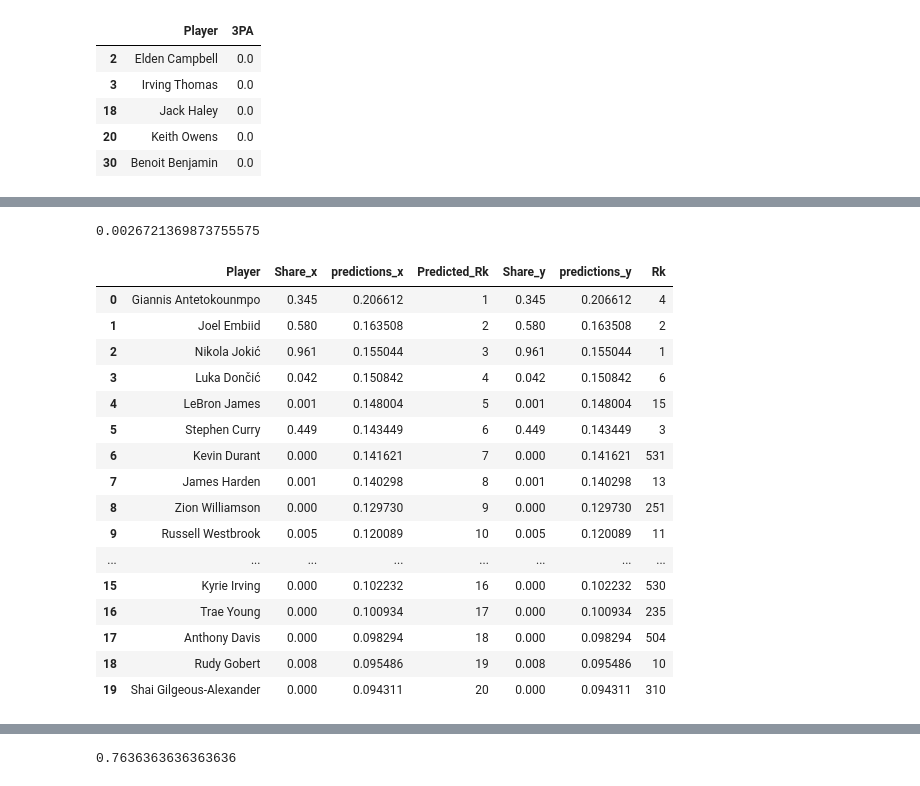
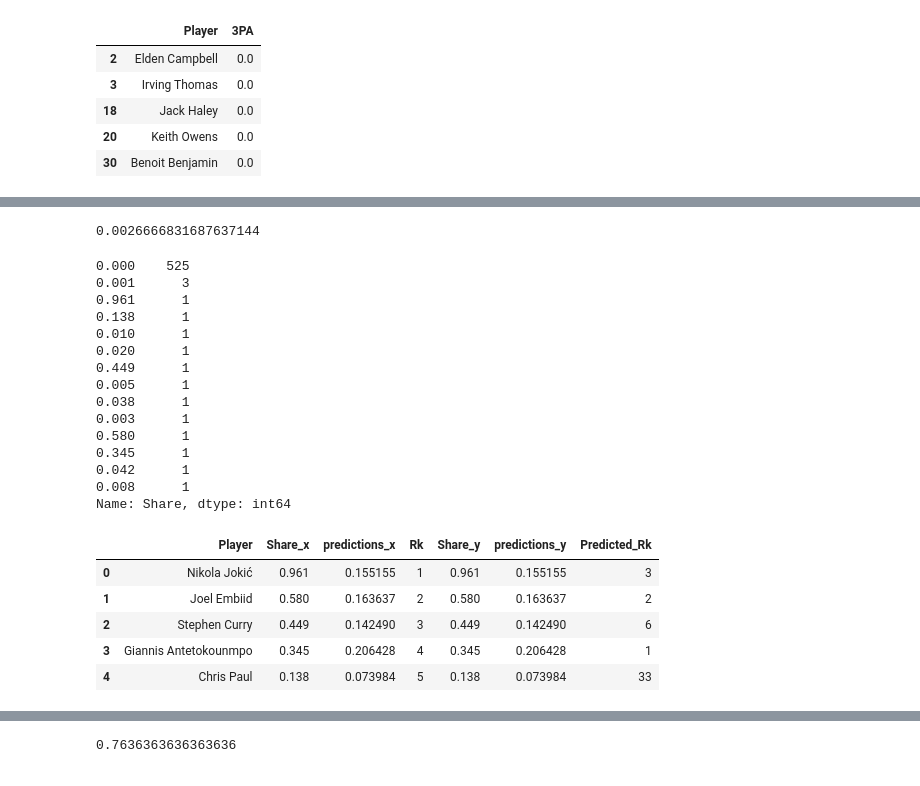
Before and after one commit to dataquestio/project-walkthroughs, a Jupyter notebook: mvp/machine_learning.ipynb, the cells around one changed output, grey strips where cells are left out. Saved outputs shown, nothing was run; the diff lists cells and outputs as text; code cells hidden in the pictures.

```diff
--- a/mvp/machine_learning.ipynb
+++ b/mvp/machine_learning.ipynb
@@ -87,7 +78,7 @@ test = stats[stats["Year"] == 2021]
 # %%
 from sklearn.linear_model import Ridge
 
-reg = Ridge(alpha=.5)
+reg = Ridge(alpha=.1)
 # %%
 reg.fit(train[predictors],train["Share"])
 # %% [output]
@@ -131,30 +113,36 @@ from sklearn.metrics import mean_squared_error
 
 mean_squared_error(combination["Share"], combination["predictions"])
 # %% [output]
-0.0026721369873755575
+0.0026666831687637144
+# %%
+combination["Share"].value_counts()
+# %% [output]
+0.000    525
+0.001      3
+0.961      1
+0.138      1
+0.010      1
+0.020      1
+0.449      1
+0.005      1
+0.038      1
+0.003      1
+0.580      1
+0.345      1
+0.042      1
+0.008      1
+Name: Share, dtype: int64
 # %%
-df = combination
-actual = df.sort_values("Share", ascending=False)
-predicted = df.sort_values("predictions", ascending=False)
+actual = combination.sort_values("Share", ascending=False)
+predicted = combination.sort_values("predictions", ascending=False)
 actual["Rk"] = list(range(1,actual.shape[0]+1))
 predicted["Predicted_Rk"] = list(range(1,predicted.shape[0]+1))
 # %%
-predicted.merge(actual, on="Player").head(20)
+actual.merge(predicted, on="Player").head(5)
 # %% [output]
-|  | Player | Share_x | predictions_x | Predicted_Rk | Share_y | predictions_y | Rk |
-| 0 | Giannis Antetokounmpo | 0.345 | 0.206612 | 1 | 0.345 | 0.206612 | 4 |
-| 1 | Joel Embiid | 0.580 | 0.163508 | 2 | 0.580 | 0.163508 | 2 |
-| 2 | Nikola Jokić | 0.961 | 0.155044 | 3 | 0.961 | 0.155044 | 1 |
-| 3 | Luka Dončić | 0.042 | 0.150842 | 4 | 0.042 | 0.150842 | 6 |
-| 4 | LeBron James | 0.001 | 0.148004 | 5 | 0.001 | 0.148004 | 15 |
-| 5 | Stephen Curry | 0.449 | 0.143449 | 6 | 0.449 | 0.143449 | 3 |
-| 6 | Kevin Durant | 0.000 | 0.141621 | 7 | 0.000 | 0.141621 | 531 |
-| 7 | James Harden | 0.001 | 0.140298 | 8 | 0.001 | 0.140298 | 13 |
-| 8 | Zion Williamson | 0.000 | 0.129730 | 9 | 0.000 | 0.129730 | 251 |
-| 9 | Russell Westbrook | 0.005 | 0.120089 | 10 | 0.005 | 0.120089 | 11 |
-| ... | ... | ... | ... | ... | ... | ... | ... |
-| 15 | Kyrie Irving | 0.000 | 0.102232 | 16 | 0.000 | 0.102232 | 530 |
-| 16 | Trae Young | 0.000 | 0.100934 | 17 | 0.000 | 0.100934 | 235 |
-| 17 | Anthony Davis | 0.000 | 0.098294 | 18 | 0.000 | 0.098294 | 504 |
-| 18 | Rudy Gobert | 0.008 | 0.095486 | 19 | 0.008 | 0.095486 | 10 |
-| 19 | Shai Gilgeous-Alexander | 0.000 | 0.094311 | 20 | 0.000 | 0.094311 | 310 |
+|  | Player | Share_x | predictions_x | Rk | Share_y | predictions_y | Predicted_Rk |
+| 0 | Nikola Jokić | 0.961 | 0.155155 | 1 | 0.961 | 0.155155 | 3 |
+| 1 | Joel Embiid | 0.580 | 0.163637 | 2 | 0.580 | 0.163637 | 2 |
+| 2 | Stephen Curry | 0.449 | 0.142490 | 3 | 0.449 | 0.142490 | 6 |
+| 3 | Giannis Antetokounmpo | 0.345 | 0.206428 | 4 | 0.345 | 0.206428 | 1 |
+| 4 | Chris Paul | 0.138 | 0.073984 | 5 | 0.138 | 0.073984 | 33 |
```
Also changed, not shown: parts of 51 cells of this notebook.
